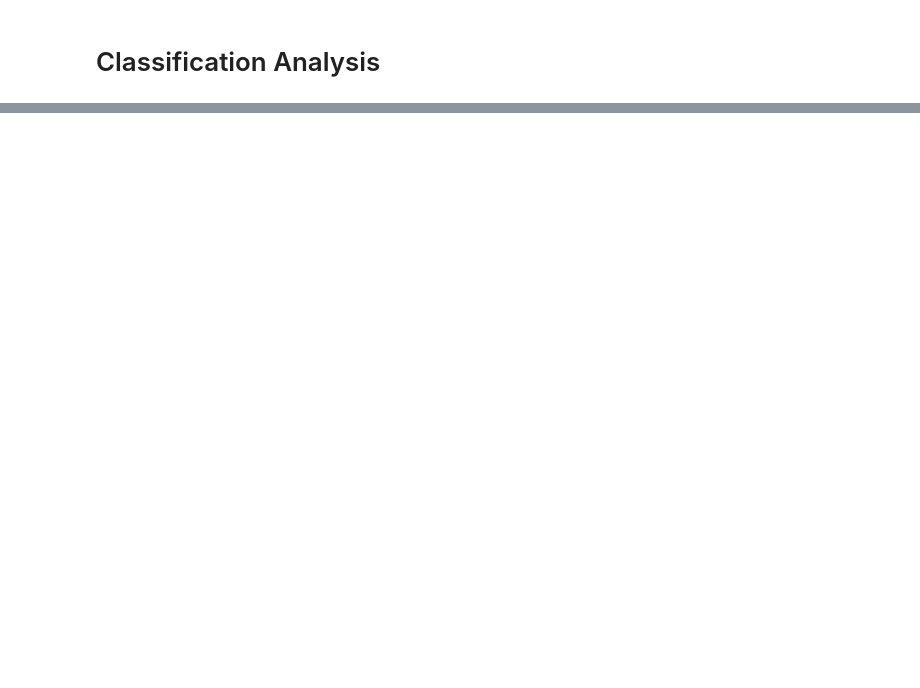
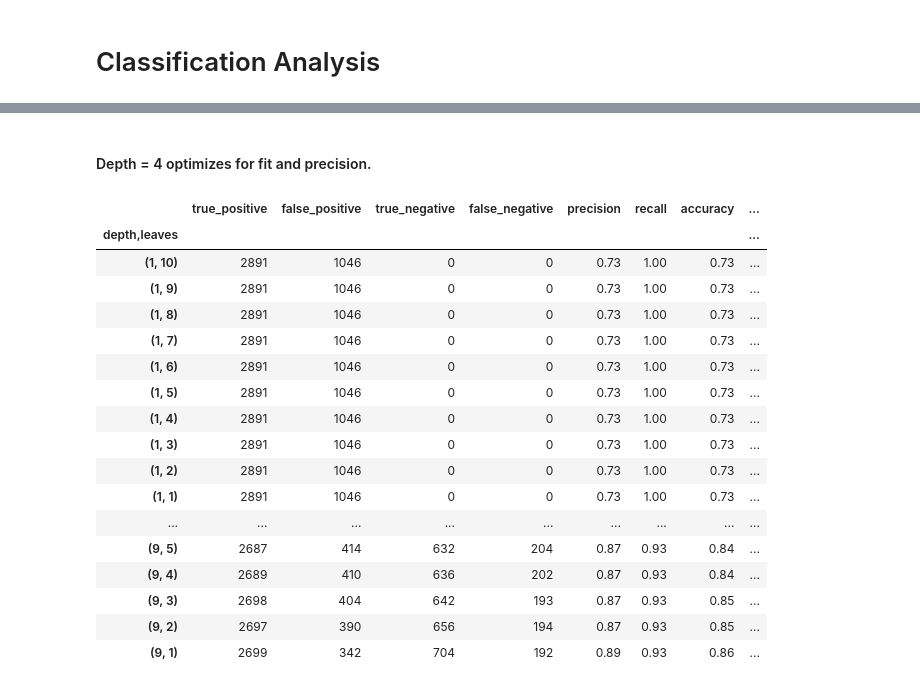
Before and after one commit to Miller-Ryan-1/telco-churn-project, a Jupyter notebook: telco_workbook.ipynb, the cells around one changed output, grey strips where cells are left out. Cells and saved outputs as stored; diff of their text form; code cells hidden in the pictures; blank space fills up the shorter version.

```diff
--- a/telco_workbook.ipynb
+++ b/telco_workbook.ipynb
@@ -401,4 +233,22 @@ for col in df_train_cat_vars:
 # %% [markdown]
 # Classification Analysis
 # %%
-# drop all non-encoded columns except churn, but drop churn_encoded as well
+# drop all non-numeric columns except churn, but drop churn_encoded as well
+columns_to_drop = ['gender', 'partner', 'dependents',
+       'phone_service', 'multiple_lines', 'online_security', 'online_backup',
+       'device_protection', 'tech_support', 'streaming_tv', 'streaming_movies',
+       'paperless_billing', 'contract_type', 'internet_service_type', 'payment_type','churn_encoded']
+# %%
+df_train_encoded = df_train.drop(columns=columns_to_drop)
+df_validate_encoded = df_validate.drop(columns=columns_to_drop)
+df_test_encoded = df_test.drop(columns=columns_to_drop)
+# %%
+# Split dataframes into target and non-target sets for modeling
+X_train = df_train_encoded.drop(columns=["churn"])
+y_train = df_train_encoded.churn
+
+X_validate = df_validate_encoded.drop(columns=["churn"])
+y_validate = df_validate_encoded.churn
+
+X_test = df_test_encoded.drop(columns=["churn"])
+y_test = df_test_encoded.churn
@@ -404,0 +308,49 @@ for col in df_train_cat_vars:
+# %% [markdown]
+#### Depth = 4 optimizes for fit and precision.
+# %%
+# random forest with multiple hypers
+from sklearn.ensemble import RandomForestClassifier
+forest_metrics = []
+
+for i in range(1,10):
+    for j in range(10,0,-1):
+        forest = RandomForestClassifier(max_depth=i, min_samples_leaf = j,random_state=123)
+
+    # Fit the model (on train)
+        forest = forest.fit(X_train, y_train)
+        in_sample = forest.score(X_train, y_train)
+        y_pred = forest.predict(X_train)
+
+    # Add to matrix_results_2d which is the report we'll look at
+        result = pd.DataFrame(confusion_matrix(y_train, y_pred))
+        results = matrix_result_2d(result)
+        results['depth,leaves'] = (i,j)
+
+    # Do a quick validation fit and score just to see how the change in each hyperparameter effects overfit
+        out_of_sample = forest.score(X_validate, y_validate)
+        results['fit'] = in_sample - out_of_sample
+
+        forest_metrics.append(results)
+
+df_forest_results = pd.DataFrame(forest_metrics).round(2).set_index('depth,leaves')
+pd.set_option("max_rows", None)
+df_forest_results
+# %% [output]
+|  | true_positive | false_positive | true_negative | false_negative | precision | recall | accuracy | ... |
+| depth,leaves |  |  |  |  |  |  |  | ... |
+| (1, 10) | 2891 | 1046 | 0 | 0 | 0.73 | 1.00 | 0.73 | ... |
+| (1, 9) | 2891 | 1046 | 0 | 0 | 0.73 | 1.00 | 0.73 | ... |
+| (1, 8) | 2891 | 1046 | 0 | 0 | 0.73 | 1.00 | 0.73 | ... |
+| (1, 7) | 2891 | 1046 | 0 | 0 | 0.73 | 1.00 | 0.73 | ... |
+| (1, 6) | 2891 | 1046 | 0 | 0 | 0.73 | 1.00 | 0.73 | ... |
+| (1, 5) | 2891 | 1046 | 0 | 0 | 0.73 | 1.00 | 0.73 | ... |
+| (1, 4) | 2891 | 1046 | 0 | 0 | 0.73 | 1.00 | 0.73 | ... |
+| (1, 3) | 2891 | 1046 | 0 | 0 | 0.73 | 1.00 | 0.73 | ... |
+| (1, 2) | 2891 | 1046 | 0 | 0 | 0.73 | 1.00 | 0.73 | ... |
+| (1, 1) | 2891 | 1046 | 0 | 0 | 0.73 | 1.00 | 0.73 | ... |
+| ... | ... | ... | ... | ... | ... | ... | ... | ... |
+| (9, 5) | 2687 | 414 | 632 | 204 | 0.87 | 0.93 | 0.84 | ... |
+| (9, 4) | 2689 | 410 | 636 | 202 | 0.87 | 0.93 | 0.84 | ... |
+| (9, 3) | 2698 | 404 | 642 | 193 | 0.87 | 0.93 | 0.85 | ... |
+| (9, 2) | 2697 | 390 | 656 | 194 | 0.87 | 0.93 | 0.85 | ... |
+| (9, 1) | 2699 | 342 | 704 | 192 | 0.89 | 0.93 | 0.86 | ... |
```
Also changed, not shown: parts of 14 cells of this notebook, 4 other files.
